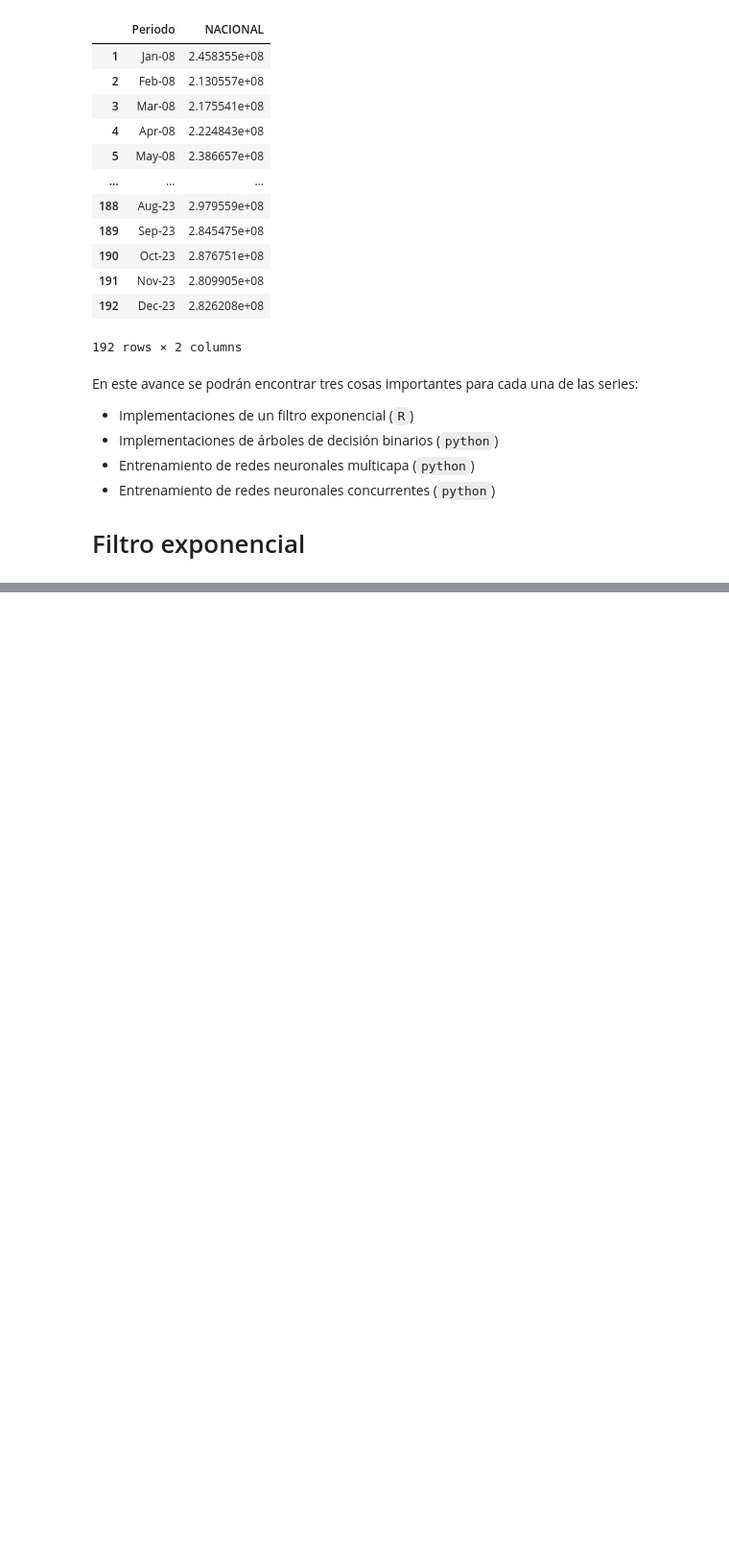
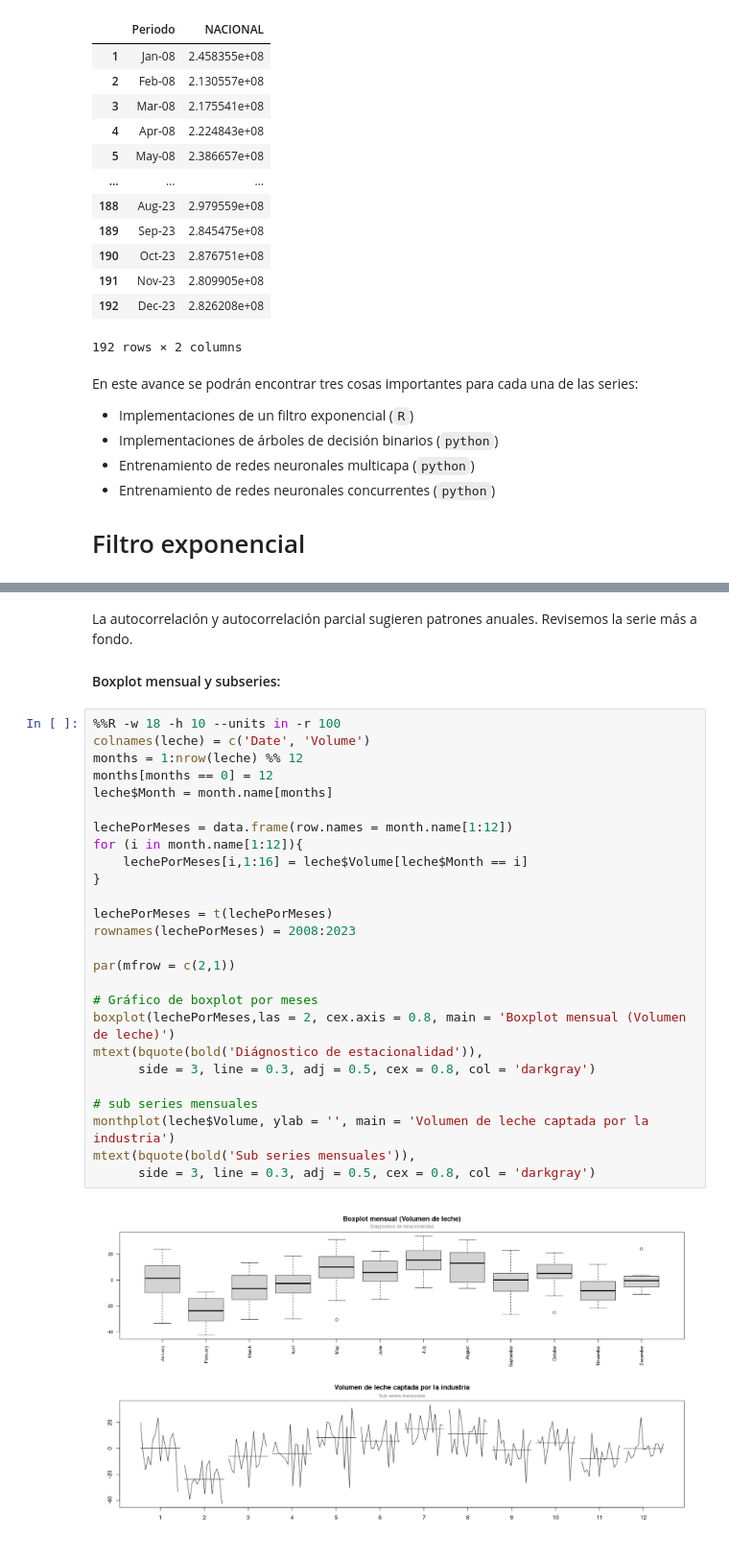
Before and after one commit to Mendivenson/Series-de-tiempo, a Jupyter notebook: Avance 2.ipynb, the cells around one changed output, grey strips where cells are left out. Shown at 96% size. Saved outputs shown, nothing was run; the diff lists cells and outputs as text; blank space fills up the shorter version.

```diff
--- a/Avance 2.ipynb
+++ b/Avance 2.ipynb
@@ -107,0 +120,32 @@ pandas.core.frame.DataFrame
+# %% [markdown]
+La autocorrelación y autocorrelación parcial sugieren patrones anuales. Revisemos la serie más a fondo.
+
+#### Boxplot mensual y subseries:
+# %%
+%%R -w 18 -h 10 --units in -r 100
+colnames(leche) = c('Date', 'Volume')
+months = 1:nrow(leche) %% 12
+months[months == 0] = 12
+leche$Month = month.name[months]
+
+lechePorMeses = data.frame(row.names = month.name[1:12])
+for (i in month.name[1:12]){
+    lechePorMeses[i,1:16] = leche$Volume[leche$Month == i]
+}
+
+lechePorMeses = t(lechePorMeses)
+rownames(lechePorMeses) = 2008:2023
+
+par(mfrow = c(2,1))
+
+# Gráfico de boxplot por meses
+boxplot(lechePorMeses,las = 2, cex.axis = 0.8, main = 'Boxplot mensual (Volumen de leche)')
+mtext(bquote(bold('Diágnostico de estacionalidad')),
+      side = 3, line = 0.3, adj = 0.5, cex = 0.8, col = 'darkgray')
+
+# sub series mensuales
+monthplot(leche$Volume, ylab = '', main = 'Volumen de leche captada por la industria')
+mtext(bquote(bold('Sub series mensuales')),
+      side = 3, line = 0.3, adj = 0.5, cex = 0.8, col = 'darkgray')
+# %% [output]
+[figure, added]
```
Also changed, not shown: parts of 11 cells of this notebook.
